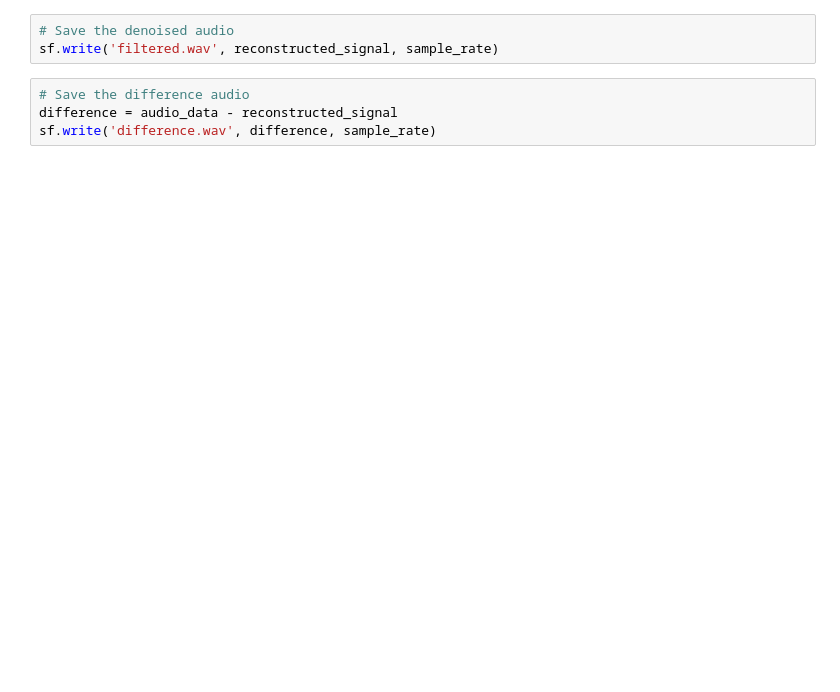
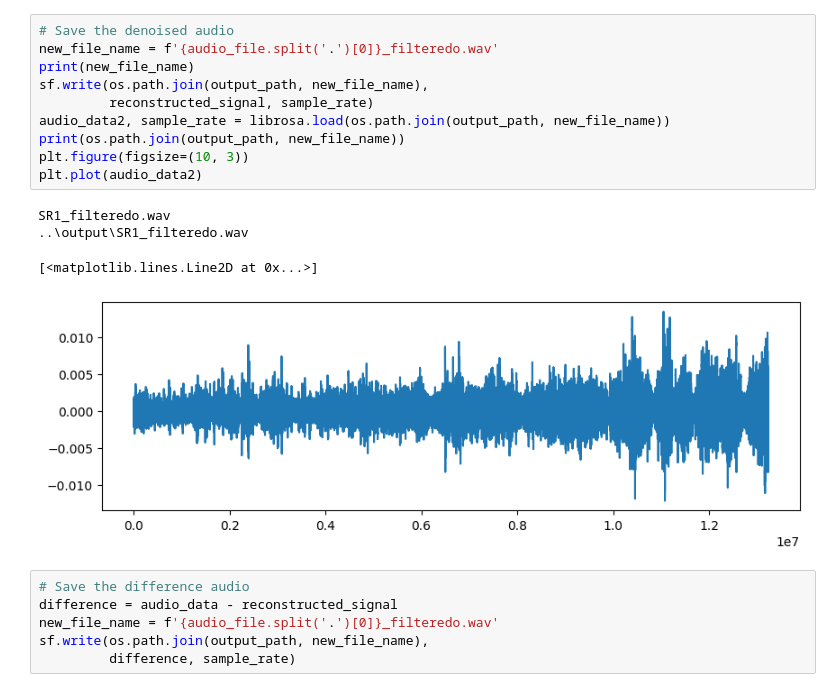
Before and after one commit to Floris-C/noise-thesis, a Jupyter notebook: experiments/wavelets_v1.ipynb, the cells around one changed output. Drawn from its saved outputs; the diff is of its cells as text; blank space fills up the shorter version.

```diff
--- a/experiments/wavelets_v1.ipynb
+++ b/experiments/wavelets_v1.ipynb
@@ -95,7 +102,21 @@ plt.show()
-# %%
-# Save the denoised audio
-sf.write('filtered.wav', reconstructed_signal, sample_rate)
+# %%
+# Save the denoised audio
+new_file_name = f'{audio_file.split('.')[0]}_filteredo.wav'
+print(new_file_name)
+sf.write(os.path.join(output_path, new_file_name),
+         reconstructed_signal, sample_rate)
+audio_data2, sample_rate = librosa.load(os.path.join(output_path, new_file_name))
+print(os.path.join(output_path, new_file_name))
+plt.figure(figsize=(10, 3))
+plt.plot(audio_data2)
+# %% [output]
+SR1_filteredo.wav
+..\output\SR1_filteredo.wav
+[<matplotlib.lines.Line2D at 0x...>]
+[figure, added]
 # %%
 # Save the difference audio
 difference = audio_data - reconstructed_signal
-sf.write('difference.wav', difference, sample_rate)
+new_file_name = f'{audio_file.split('.')[0]}_filteredo.wav'
+sf.write(os.path.join(output_path, new_file_name),
+         difference, sample_rate)
```
Also changed, not shown: parts of 6 cells of this notebook, 4 other files.
